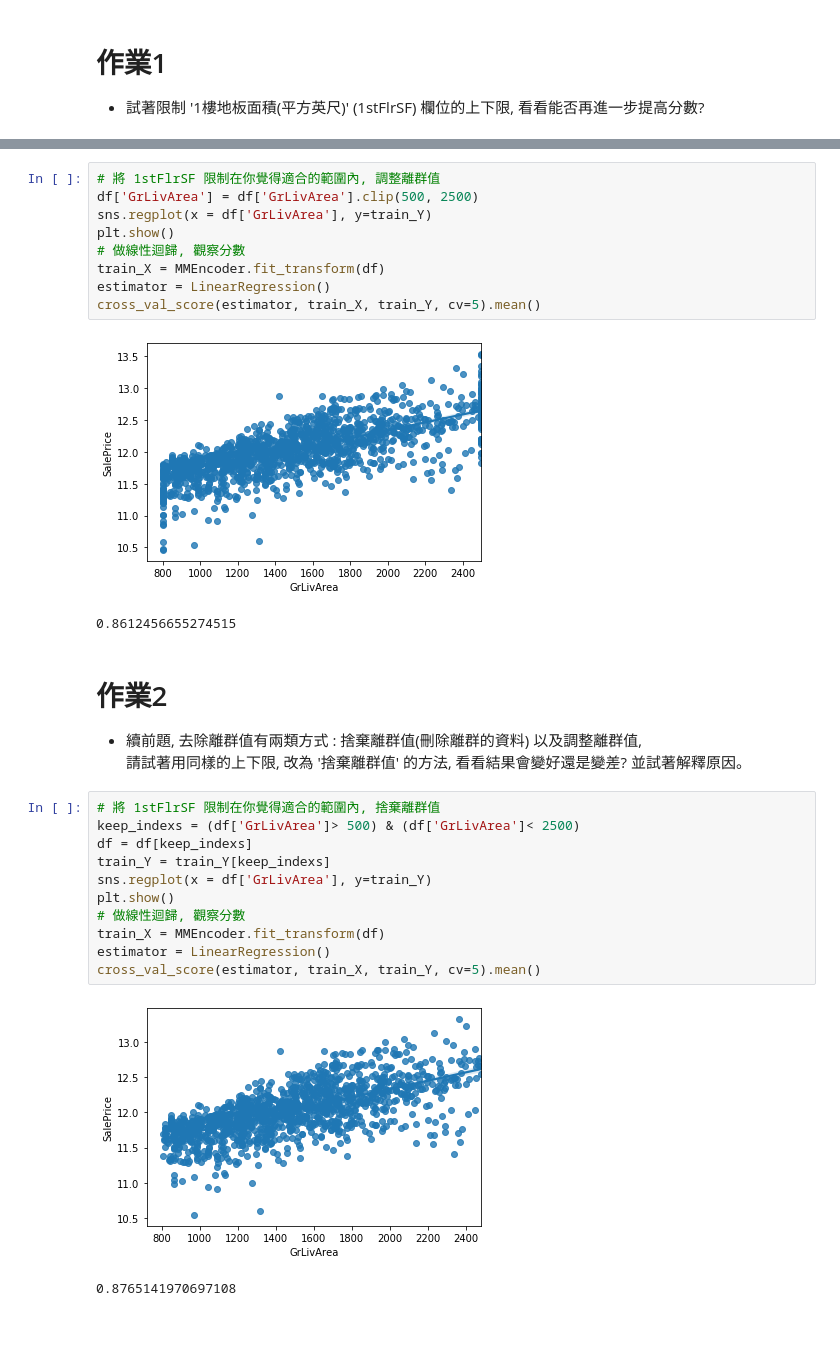
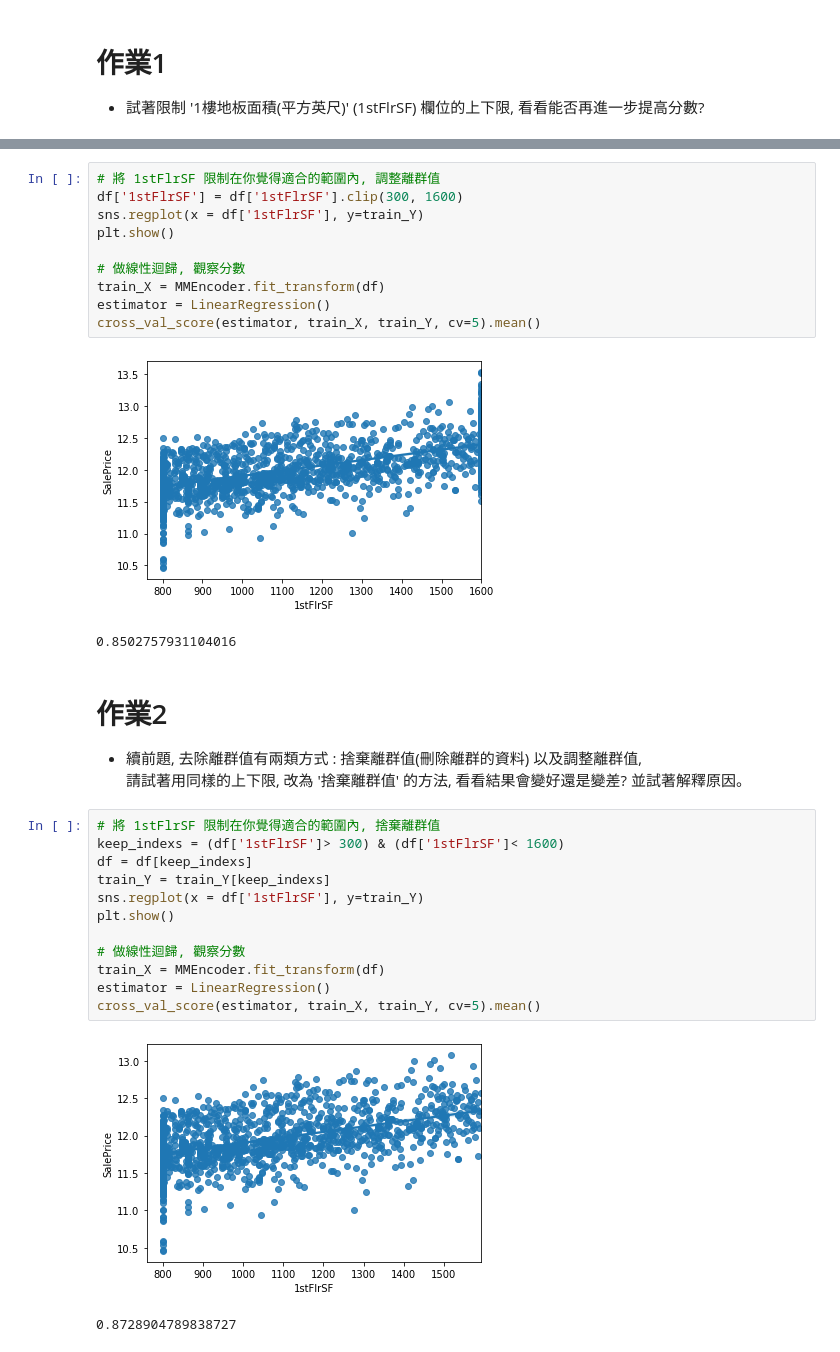
Before and after one commit to JC0910/ML100Days, a Jupyter notebook: homework/Day_010_HW (1).ipynb, the cells around one changed output, grey strips where cells are left out. Cells and saved outputs as stored; diff of their text form.

```diff
--- a/homework/Day_010_HW (1).ipynb
+++ b/homework/Day_010_HW (1).ipynb
@@ -73,30 +88,32 @@ cross_val_score(estimator, train_X, train_Y, cv=5).mean()
 # %%
 # 將 1stFlrSF 限制在你覺得適合的範圍內, 調整離群值
-df['GrLivArea'] = df['GrLivArea'].clip(500, 2500)
-sns.regplot(x = df['GrLivArea'], y=train_Y)
+df['1stFlrSF'] = df['1stFlrSF'].clip(300, 1600)
+sns.regplot(x = df['1stFlrSF'], y=train_Y)
 plt.show()
+
 # 做線性迴歸, 觀察分數
 train_X = MMEncoder.fit_transform(df)
 estimator = LinearRegression()
 cross_val_score(estimator, train_X, train_Y, cv=5).mean()
 # %% [output]
-[figure, old version]
+[figure, new version]
-0.8612456655274515
+0.8502757931104016
 # %% [markdown]
 # 作業2
 * 續前題, 去除離群值有兩類方式 :  捨棄離群值(刪除離群的資料) 以及調整離群值,
 請試著用同樣的上下限, 改為 '捨棄離群值' 的方法, 看看結果會變好還是變差? 並試著解釋原因。
 # %%
 # 將 1stFlrSF 限制在你覺得適合的範圍內, 捨棄離群值
-keep_indexs = (df['GrLivArea']> 500) & (df['GrLivArea']< 2500)
+keep_indexs = (df['1stFlrSF']> 300) & (df['1stFlrSF']< 1600)
 df = df[keep_indexs]
 train_Y = train_Y[keep_indexs]
-sns.regplot(x = df['GrLivArea'], y=train_Y)
+sns.regplot(x = df['1stFlrSF'], y=train_Y)
 plt.show()
+
 # 做線性迴歸, 觀察分數
 train_X = MMEncoder.fit_transform(df)
 estimator = LinearRegression()
 cross_val_score(estimator, train_X, train_Y, cv=5).mean()
 # %% [output]
-[figure, old version]
+[figure, new version]
-0.8765141970697108
+0.8728904789838727
```
Also changed, not shown: parts of 2 cells of this notebook.
